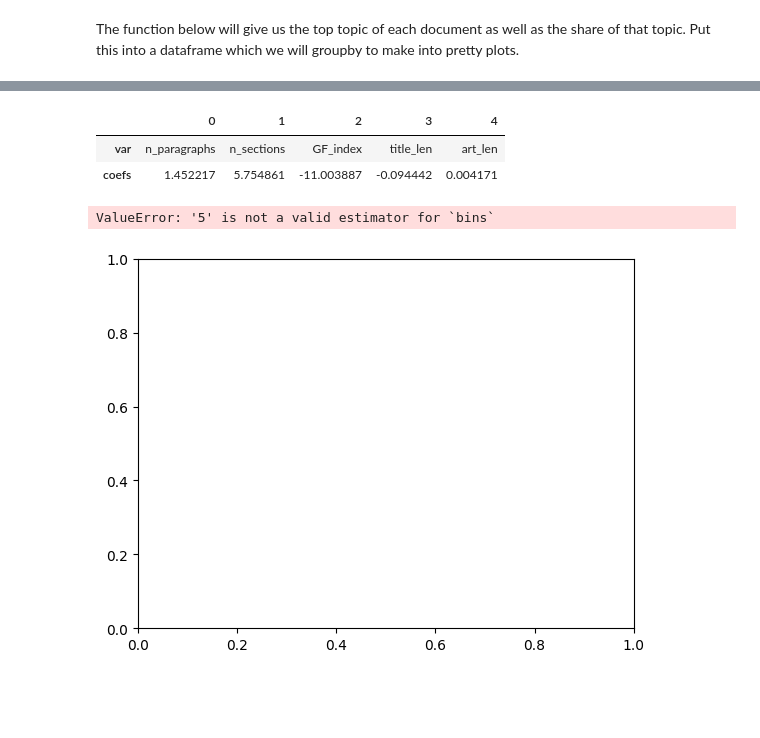
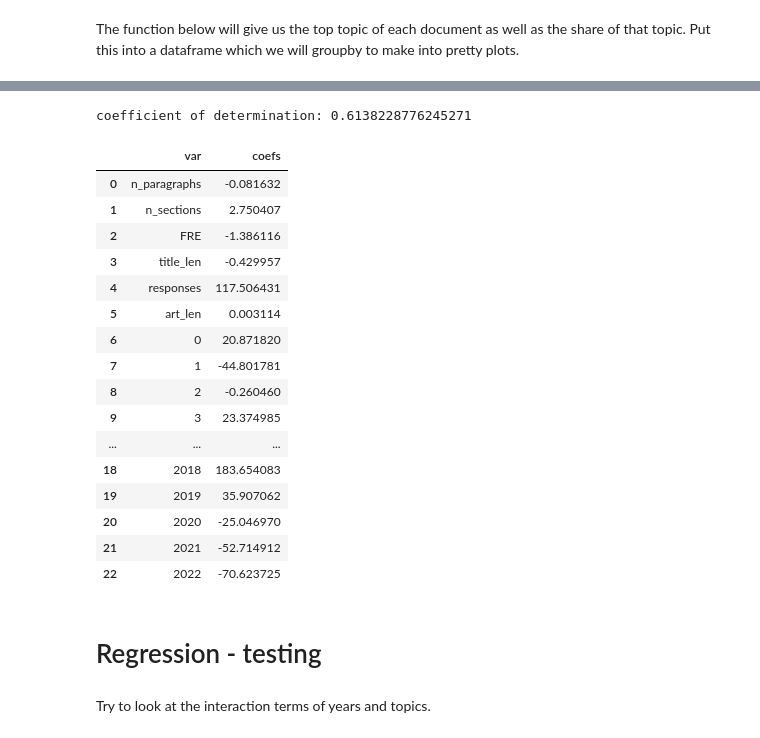
Before and after one commit to dothereading/text-mining-final-project, a Jupyter notebook: Analysis.ipynb, the cells around one changed output, grey strips where cells are left out. Cells and saved outputs as stored; diff of their text form; code cells hidden in the pictures; blank space fills up the shorter version.

Commit message:
added regression w interaction terms

```diff
--- a/Analysis.ipynb
+++ b/Analysis.ipynb
@@ -573,2 +482,4 @@ from textstat import gunning_fog
 # %%
-df['GF_index']=df['story_text'].apply(lambda x : gunning_fog(x))
+# Compute difficulty of each article using the Flesch Reading Score.
+# takes a few minutes
+df['FRE']=df['story_text'].apply(lambda x : flesch_reading_ease(x))
@@ -618,13 +485,0 @@ coefficient of determination: 0.006918664707766031
-# %%
-regression_results = pd.DataFrame({'var': reg_vars, 'coefs': coefficients}, columns=['var', 'coefs'])
-regression_results.transpose()
-# %% [output]
-|  | 0 | 1 | 2 | 3 | 4 |
-| var | n_paragraphs | n_sections | GF_index | title_len | art_len |
-| coefs | 1.452217 | 5.754861 | -11.003887 | -0.094442 | 0.004171 |
-# %%
-# Distribution of complexity scores.
-df['GF_index'].hist(bins=5)
-# %% [output]
-ValueError: '5' is not a valid estimator for `bins`
-[figure, removed]
@@ -630,0 +501,47 @@ ValueError: '5' is not a valid estimator for `bins`
+# %%
+# REGRESSION
+
+# pick variables for regression
+reg_vars = ['n_paragraphs','n_sections','FRE','title_len','responses',
+            'art_len',0,1,2,3,4,5,6,7,8,9,
+            2016,2017,2018,2019,2020,2021,2022]
+df_4_reg = df_4_reg[reg_vars]
+
+import numpy as np
+from sklearn.linear_model import LinearRegression
+
+
+model = LinearRegression().fit(df_4_reg, df['claps'])
+
+intercept, coefficients = model.intercept_, model.coef_
+intercept, coefficients
+
+r_sq = model.score(df_4_reg, df['claps'])
+print(f"coefficient of determination: {r_sq}")
+# %% [output]
+coefficient of determination: 0.6138228776245271
+# %%
+regression_results = pd.DataFrame({'var': reg_vars, 'coefs': coefficients}, columns=['var', 'coefs'])
+regression_results
+# %% [output]
+|  | var | coefs |
+| 0 | n_paragraphs | -0.081632 |
+| 1 | n_sections | 2.750407 |
+| 2 | FRE | -1.386116 |
+| 3 | title_len | -0.429957 |
+| 4 | responses | 117.506431 |
+| 5 | art_len | 0.003114 |
+| 6 | 0 | 20.871820 |
+| 7 | 1 | -44.801781 |
+| 8 | 2 | -0.260460 |
+| 9 | 3 | 23.374985 |
+| ... | ... | ... |
+| 18 | 2018 | 183.654083 |
+| 19 | 2019 | 35.907062 |
+| 20 | 2020 | -25.046970 |
+| 21 | 2021 | -52.714912 |
+| 22 | 2022 | -70.623725 |
+# %% [markdown]
+# Regression - testing
+# %% [markdown]
+Try to look at the interaction terms of years and topics.
```
Also changed, not shown: parts of 43 cells of this notebook.
